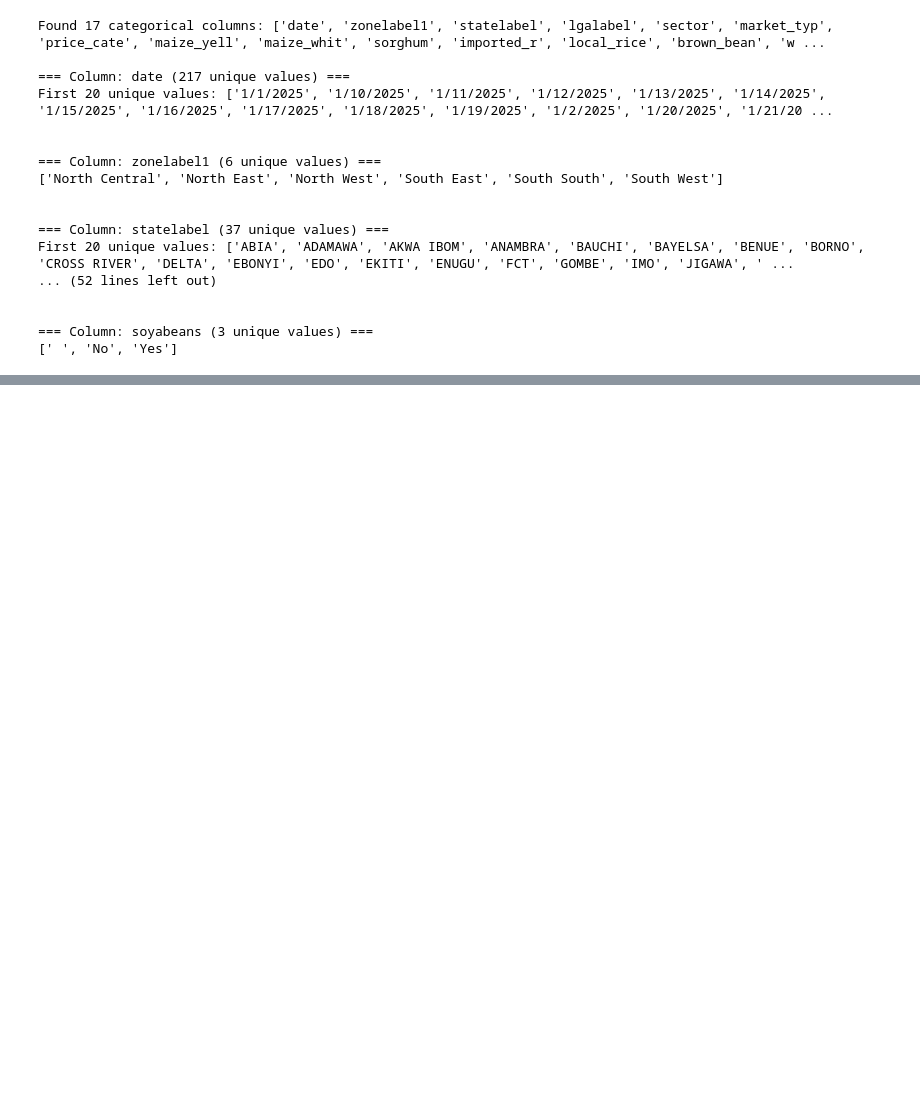
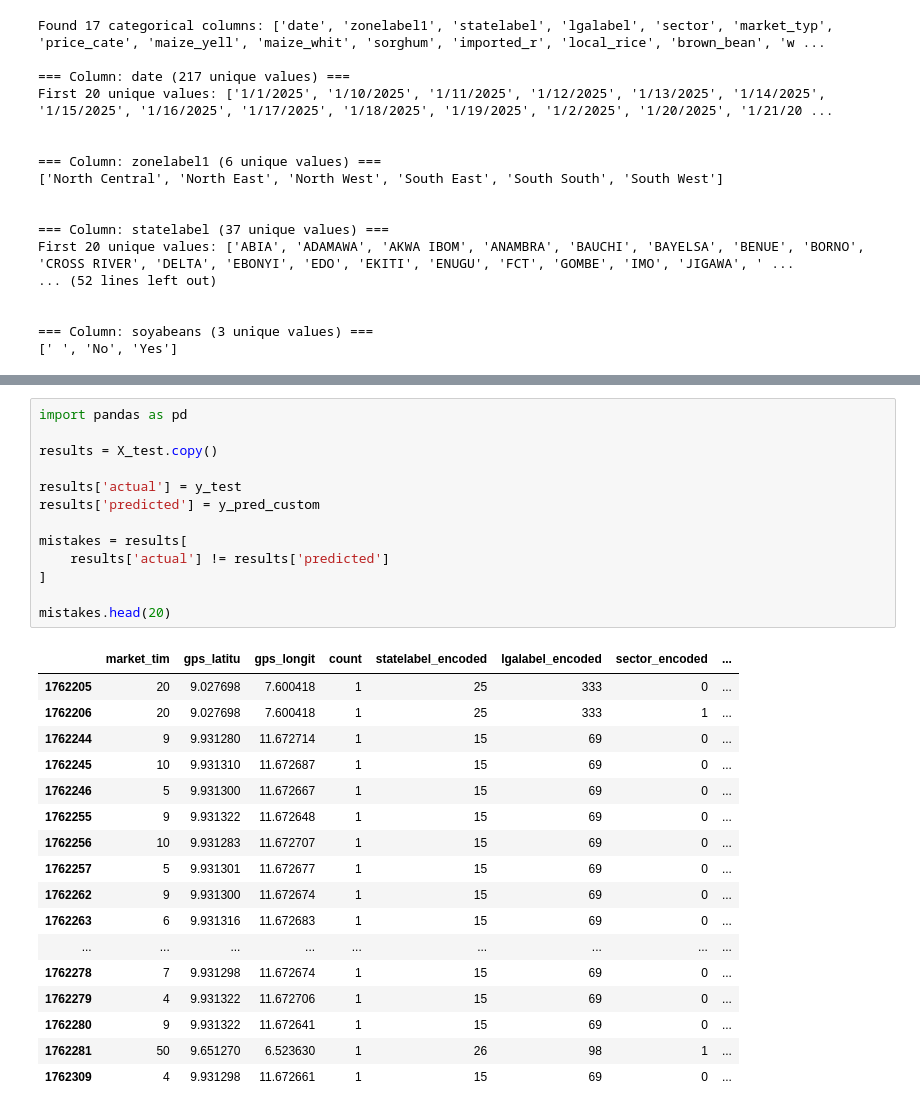
Before and after one commit to starsyntaxx/MarketIQ, a Jupyter notebook: notebooks/02_exploratory_analysis.ipynb, the cells around one changed output, grey strips where cells are left out. Saved outputs shown, nothing was run; the diff lists cells and outputs as text; blank space fills up the shorter version.

```diff
--- a/notebooks/02_exploratory_analysis.ipynb
+++ b/notebooks/02_exploratory_analysis.ipynb
@@ -480,0 +853,31 @@ First 20 unique values: ['ABIA', 'ADAMAWA', 'AKWA IBOM', 'ANAMBRA', 'BAUCHI', 'B
+# %%
+import pandas as pd
+
+results = X_test.copy()
+
+results['actual'] = y_test
+results['predicted'] = y_pred_custom
+
+mistakes = results[
+    results['actual'] != results['predicted']
+]
+
+mistakes.head(20)
+# %% [output]
+|  | market_tim | gps_latitu | gps_longit | count | statelabel_encoded | lgalabel_encoded | sector_encoded | ... |
+| 1762205 | 20 | 9.027698 | 7.600418 | 1 | 25 | 333 | 0 | ... |
+| 1762206 | 20 | 9.027698 | 7.600418 | 1 | 25 | 333 | 1 | ... |
+| 1762244 | 9 | 9.931280 | 11.672714 | 1 | 15 | 69 | 0 | ... |
+| 1762245 | 10 | 9.931310 | 11.672687 | 1 | 15 | 69 | 0 | ... |
+| 1762246 | 5 | 9.931300 | 11.672667 | 1 | 15 | 69 | 0 | ... |
+| 1762255 | 9 | 9.931322 | 11.672648 | 1 | 15 | 69 | 0 | ... |
+| 1762256 | 10 | 9.931283 | 11.672707 | 1 | 15 | 69 | 0 | ... |
+| 1762257 | 5 | 9.931301 | 11.672677 | 1 | 15 | 69 | 0 | ... |
+| 1762262 | 9 | 9.931300 | 11.672674 | 1 | 15 | 69 | 0 | ... |
+| 1762263 | 6 | 9.931316 | 11.672683 | 1 | 15 | 69 | 0 | ... |
+| ... | ... | ... | ... | ... | ... | ... | ... | ... |
+| 1762278 | 7 | 9.931298 | 11.672674 | 1 | 15 | 69 | 0 | ... |
+| 1762279 | 4 | 9.931322 | 11.672706 | 1 | 15 | 69 | 0 | ... |
+| 1762280 | 9 | 9.931322 | 11.672641 | 1 | 15 | 69 | 0 | ... |
+| 1762281 | 50 | 9.651270 | 6.523630 | 1 | 26 | 98 | 1 | ... |
+| 1762309 | 4 | 9.931298 | 11.672661 | 1 | 15 | 69 | 0 | ... |
```
Also changed, not shown: parts of 25 cells of this notebook.
